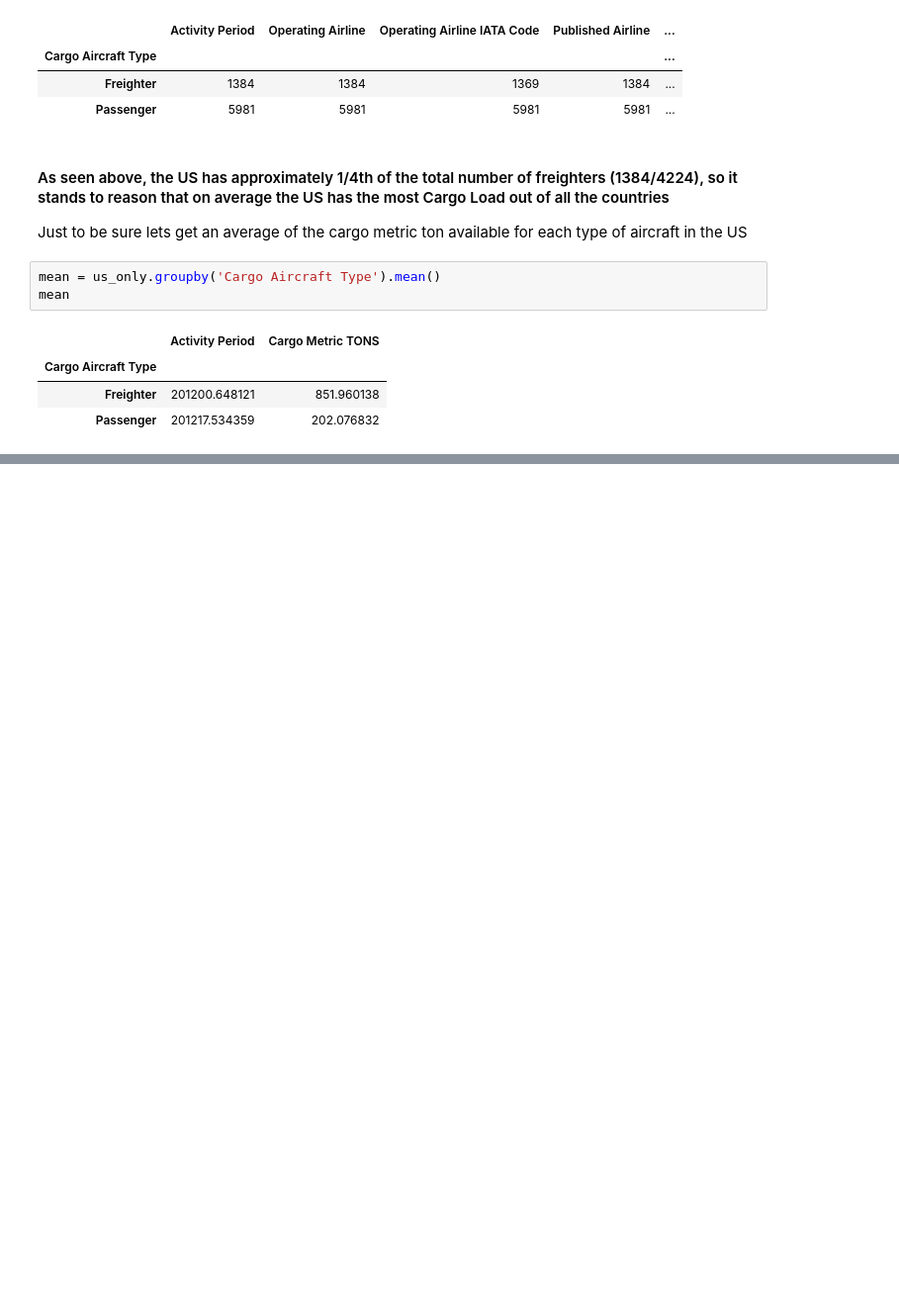
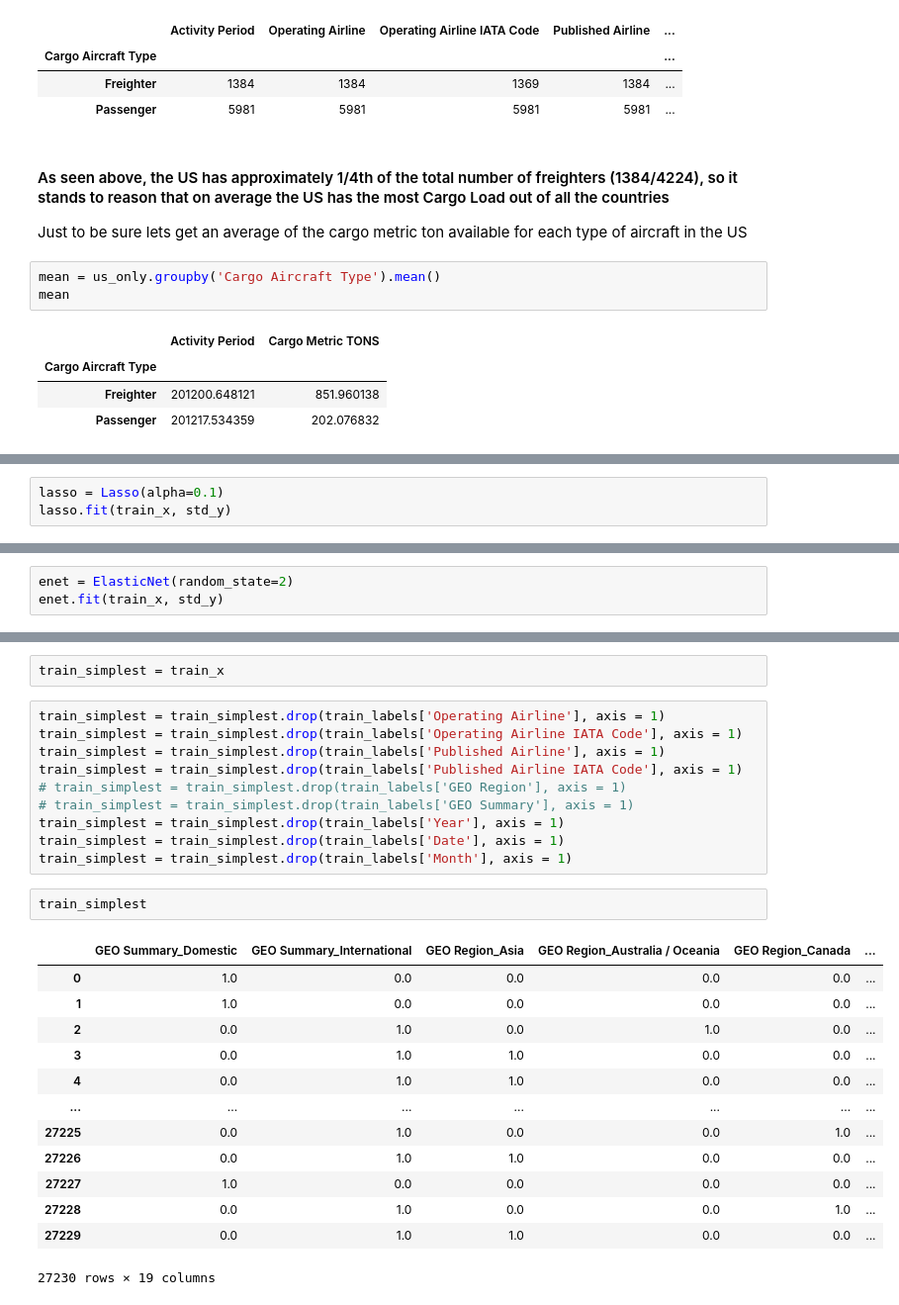
Before and after one commit to USF-CS663-Spring2022/data-challenge-1-shubham0831, a Jupyter notebook: data challenge 1.ipynb, the cells around one changed output, grey strips where cells are left out. Shown at 99% size. Saved outputs shown, nothing was run; the diff lists cells and outputs as text; blank space fills up the shorter version.

```diff
--- a/data challenge 1.ipynb
+++ b/data challenge 1.ipynb
@@ -379,0 +432,3 @@ test_x, test_labels = preprocess(df = test, train = False)
+# %%
+lasso = Lasso(alpha=0.1)
+lasso.fit(train_x, std_y)
@@ -379,0 +437,3 @@ test_x, test_labels = preprocess(df = test, train = False)
+# %%
+enet = ElasticNet(random_state=2)
+enet.fit(train_x, std_y)
@@ -379,0 +479,28 @@ test_x, test_labels = preprocess(df = test, train = False)
+# %%
+train_simplest = train_x
+# %%
+train_simplest = train_simplest.drop(train_labels['Operating Airline'], axis = 1)
+train_simplest = train_simplest.drop(train_labels['Operating Airline IATA Code'], axis = 1)
+train_simplest = train_simplest.drop(train_labels['Published Airline'], axis = 1)
+train_simplest = train_simplest.drop(train_labels['Published Airline IATA Code'], axis = 1)
+# train_simplest = train_simplest.drop(train_labels['GEO Region'], axis = 1)
+# train_simplest = train_simplest.drop(train_labels['GEO Summary'], axis = 1)
+train_simplest = train_simplest.drop(train_labels['Year'], axis = 1)
+train_simplest = train_simplest.drop(train_labels['Date'], axis = 1)
+train_simplest = train_simplest.drop(train_labels['Month'], axis = 1)
+# %%
+train_simplest
+# %% [output]
+|  | GEO Summary_Domestic | GEO Summary_International | GEO Region_Asia | GEO Region_Australia / Oceania | GEO Region_Canada | ... |
+| 0 | 1.0 | 0.0 | 0.0 | 0.0 | 0.0 | ... |
+| 1 | 1.0 | 0.0 | 0.0 | 0.0 | 0.0 | ... |
+| 2 | 0.0 | 1.0 | 0.0 | 1.0 | 0.0 | ... |
+| 3 | 0.0 | 1.0 | 1.0 | 0.0 | 0.0 | ... |
+| 4 | 0.0 | 1.0 | 1.0 | 0.0 | 0.0 | ... |
+| ... | ... | ... | ... | ... | ... | ... |
+| 27225 | 0.0 | 1.0 | 0.0 | 0.0 | 1.0 | ... |
+| 27226 | 0.0 | 1.0 | 1.0 | 0.0 | 0.0 | ... |
+| 27227 | 1.0 | 0.0 | 0.0 | 0.0 | 0.0 | ... |
+| 27228 | 0.0 | 1.0 | 0.0 | 0.0 | 1.0 | ... |
+| 27229 | 0.0 | 1.0 | 1.0 | 0.0 | 0.0 | ... |
+27230 rows × 19 columns
```
Also changed, not shown: parts of 27 cells of this notebook.
